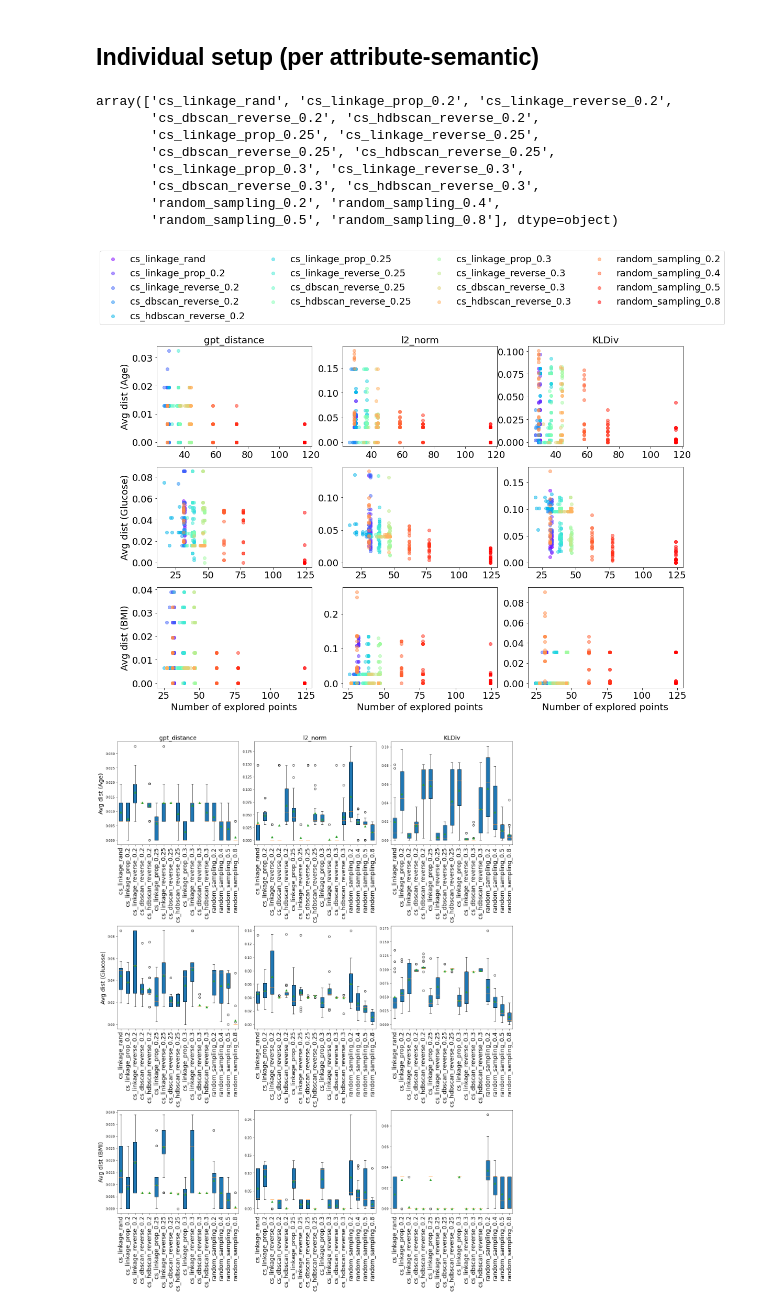
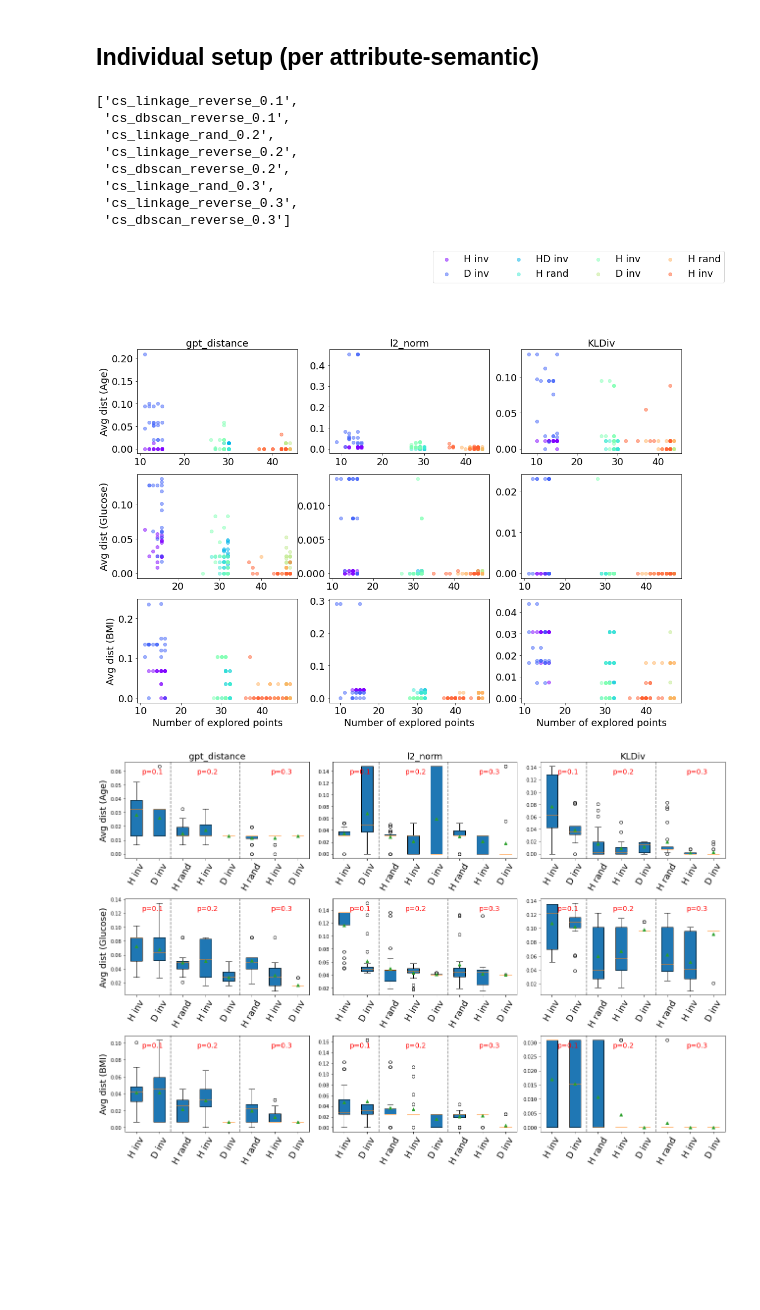
Before and after one commit to ey-l/explainable-discretization, a Jupyter notebook: notebooks/pca-explore.ipynb, the cells around one changed output. Drawn from its saved outputs; the diff is of its cells as text; code cells hidden in the pictures; blank space fills up the shorter version.

```diff
--- a/notebooks/pca-explore.ipynb
+++ b/notebooks/pca-explore.ipynb
@@ -505,11 +542,11 @@ raw_data
 # %%
 use_case = 'modeling'
 dataset = 'pima'
-dst_folder = os.path.join(ppath, 'exp', f"{dataset}.2024_10_25.test1", use_case)
+dst_folder = os.path.join(ppath, 'exp', f"{dataset}.2024_11_18.test1", use_case)
 exp_config = json.load(open(os.path.join(ppath, 'code', 'configs', f'{dataset}.json')))
 attributes = list(exp_config['attributes'].keys())
 dfs = []
-for attribute in attributes[:5]:
+for attribute in attributes[:3]:
     quality = pd.read_csv(os.path.join(dst_folder, f'{attribute}_quality.csv'))
     runtime = pd.read_csv(os.path.join(dst_folder, f'{attribute}_runtime.csv'))
 
@@ -517,18 +554,23 @@ for attribute in attributes[:5]:
     df = pd.merge(quality, runtime, on=['use_case', 'dataset', 'attr', 'method', 'semantic_metric', 'round'])
     dfs.append(df)
 #data = pd.concat(data)
-# %%
-method_names = df['method'].unique()
-method_names
-# %% [output]
-array(['cs_linkage_rand', 'cs_linkage_prop_0.2', 'cs_linkage_reverse_0.2',
-       'cs_dbscan_reverse_0.2', 'cs_hdbscan_reverse_0.2',
-       'cs_linkage_prop_0.25', 'cs_linkage_reverse_0.25',
-       'cs_dbscan_reverse_0.25', 'cs_hdbscan_reverse_0.25',
-       'cs_linkage_prop_0.3', 'cs_linkage_reverse_0.3',
-       'cs_dbscan_reverse_0.3', 'cs_hdbscan_reverse_0.3',
-       'random_sampling_0.2', 'random_sampling_0.4',
-       'random_sampling_0.5', 'random_sampling_0.8'], dtype=object)
+# %%
+methods = df['method'].unique()[:13]
+method_names = ['H inv', 'D inv',
+                'H rand', 'H inv', 'D inv',
+                'H rand', 'H inv', 'D inv',]
+methods = [m for m in methods if 'rand_inverse' not in m]
+methods = [m for m in methods if 'hdbscan_reverse' not in m]
+methods
+# %% [output]
+['cs_linkage_reverse_0.1',
+ 'cs_dbscan_reverse_0.1',
+ 'cs_linkage_rand_0.2',
+ 'cs_linkage_reverse_0.2',
+ 'cs_dbscan_reverse_0.2',
+ 'cs_linkage_rand_0.3',
+ 'cs_linkage_reverse_0.3',
+ 'cs_dbscan_reverse_0.3']
 # %%
 row = len(dfs)
 fig, axs = plt.subplots(row, 3, figsize=(18, row*4))
@@ -540,6 +582,8 @@ semantic_metrics = ['gpt_distance', 'l2_norm', 'KLDiv']
 font_size = 18
 
 for k, df in enumerate(dfs):
+    # only keep records that have method in methods
+    df = df[df['method'].isin(methods)]
     for i, semantic_metric in enumerate(semantic_metrics):
         data = df[df['semantic_metric'] == semantic_metric]
         #df = df[df['method'].isin(methods)]
@@ -557,28 +601,35 @@ for k, df in enumerate(dfs):
 fig.tight_layout()
 plt.show()
 # %% [output]
-[figure, old version]
+[figure, new version]
 # %%
 # box plot of avg_dist for each method
 row = len(dfs)
-fig, axs = plt.subplots(row, 3, figsize=(18, row*8))
+fig, axs = plt.subplots(row, 3, figsize=(18, row*4))
 #method_names = ['CS (rand)', 'CS (prop)', 'CS (rev)', 'RS (0.2)', 'RS (0.4)', 'RS (0.5)', 'RS (0.8)']
 colors = ['blue', 'red', 'blue', 'blue', 'red', 'yellow', 'green']
 font_size = 18
 #methods = ['cluster_sampling_random', 'cluster_sampling_proportional',
 #       'cluster_sampling_reverse', 'random_sampling_0.2']
 for k, df in enumerate(dfs):
+    df = df[df['method'].isin(methods)]
     for i, semantic_metric in enumerate(semantic_metrics):
         data = df[df['semantic_metric'] == semantic_metric]
         ax = axs[k][i]
         bp = ax.boxplot([data[data['method'] == method]['avg_dist'] for method in df['method'].unique()], labels=method_names, showmeans=True, patch_artist=True)
-        ax.set_xticklabels(method_names, rotation=90)
+        ax.set_xticklabels(method_names, rotation=60)
         ax.xaxis.set_tick_params(labelsize=font_size)
+        #if k != row-1: ax.set_xticks([])
         if k == 0: ax.set_title(semantic_metric, fontsize=font_size)
         if i == 0: ax.set_ylabel(f'Avg dist ({attributes[k]})', fontsize=font_size)
-        #ax.axvline(x=3.5, color='gray', linestyle='--')
+        #ax.axvline(x=1.5, color='gray', linestyle='--')
+        ax.axvline(x=2.5, color='gray', linestyle='--')
+        ax.axvline(x=5.5, color='gray', linestyle='--')
+        ax.text(0.15, 0.9, 'p=0.1', fontsize=14, color='red', horizontalalignment='center', verticalalignment='center', transform=ax.transAxes)
+        ax.text(0.45, 0.9, 'p=0.2', fontsize=14, color='red', horizontalalignment='center', verticalalignment='center', transform=ax.transAxes)
+        ax.text(0.85, 0.9, 'p=0.3', fontsize=14, color='red', horizontalalignment='center', verticalalignment='center', transform=ax.transAxes)
         #for patch, color in zip(bp['boxes'], colors): patch.set_facecolor(color)
 fig.tight_layout()
 plt.show()
 # %% [output]
-[figure, old version]
+[figure, new version]
```
Also changed, not shown: parts of 9 cells of this notebook, 6 other files.
